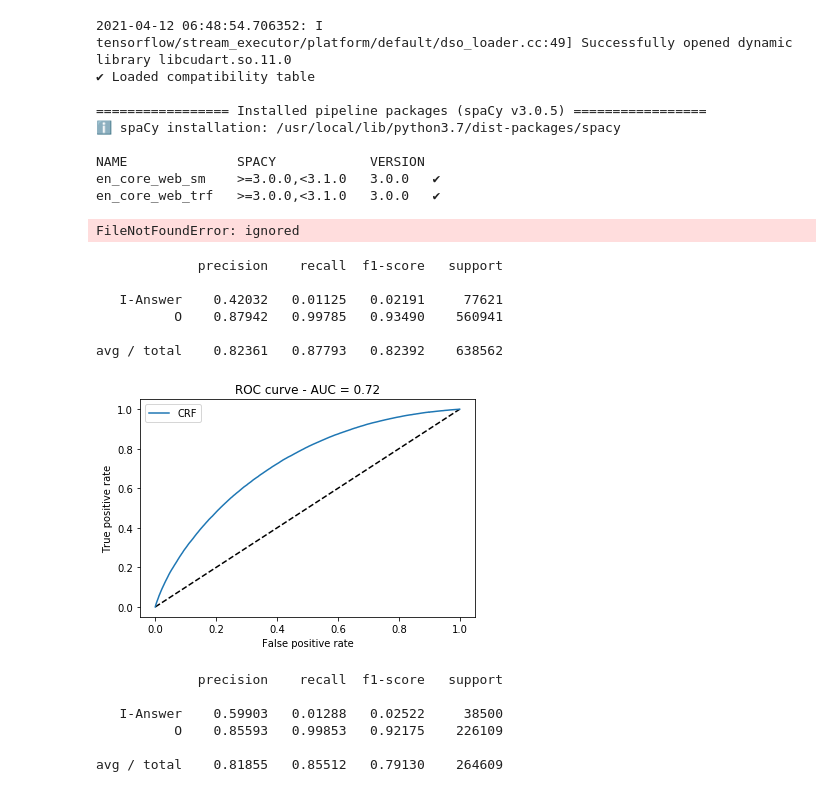
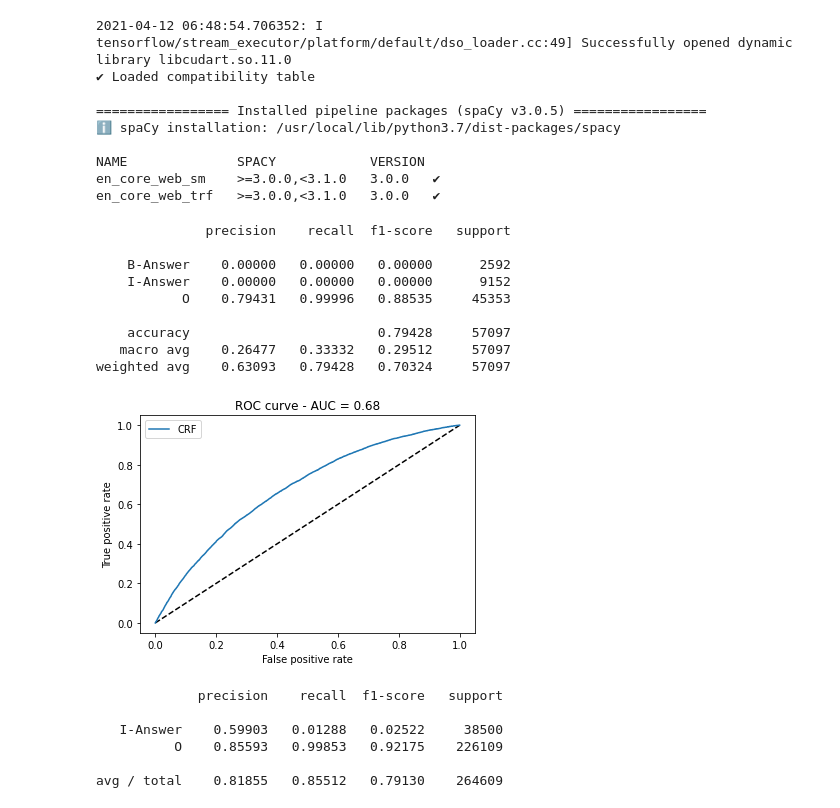
Before and after one commit to soerenetler/crf_target_answer, a Jupyter notebook: evaluate_best_estimator.ipynb, the cells around one changed output. Drawn from its saved outputs; the diff is of its cells as text; code cells hidden in the pictures.

```diff
--- a/evaluate_best_estimator.ipynb
+++ b/evaluate_best_estimator.ipynb
@@ -75,23 +75,4 @@ from Custom import *
 from sklearn_crfsuite import metrics
 from evaluation_utils import visualize_transitions, print_annotated_text, crf_roc_curve
 # %%
-be = joblib.load('/content/gdrive/MyDrive/mt-qg-data/00_models/crf_target_answer/squad/1000/best_estimator.pkl')
+be = joblib.load('/content/gdrive/MyDrive/mt-qg-data/00_models/crf_target_answer/squad/10000/best_estimator.pkl')
-# %%
-# Load the Test data
-TEST_FILENAME = "../../01_data/preprocessedData/random_dev_sentences.csv"
-df_test = pd.read_csv(TEST_FILENAME)
-df_test["askable_tokens"] = [ast.literal_eval(t) for t in df_test["askable_tokens"]]
-df_test["sentence_tokens"] = [ast.literal_eval(t) for t in df_test["sentence_tokens"]]
-
-y_test = df_test["askable_tokens"]
-
-TRAIN_FILENAME = "01_data/preprocessedData/random_train_sentences.csv"
-df_train = pd.read_csv(TRAIN_FILENAME)
-df_train["askable_tokens"] = [ast.literal_eval(t) for t in df_train["askable_tokens"]]
-df_train["sentence_tokens"] = [ast.literal_eval(t) for t in df_train["sentence_tokens"]]
-
-df_train = df_train.sample(n=10000, random_state=1)
-
-y_train = df_train["askable_tokens"]
-# %% [output]
-FileNotFoundError: ignored
@@ -105,6 +79,19 @@ feature_transformer = FeatureTransformer(nlp)
-# %%
-train_feature = feature_transformer.fit_transform(df_train["sentence_text"])
-test_feature = feature_transformer.transform(df_test["sentence_text"])
+# %%
+import json
+
+data_folder = "/content/gdrive/MyDrive/mt-qg-data/01_data/preprocessedData/"
+dataset = "squad"
+NO_SAMPLES = 10000
+
+with open(data_folder + dataset+'/crf/'+str(NO_SAMPLES)+'_train_crf.txt') as f:
+  data_json = json.load(f)
+  train_feature = data_json["x"]
+  y_train = data_json["y"]
+
+with open(data_folder + dataset+'/crf/'+str(NO_SAMPLES)+'_test_crf.txt') as f:
+  data_json = json.load(f)
+  test_feature = data_json["x"]
+  y_test = data_json["y"]
 # %%
 y_pred_test = be.predict(test_feature)
 y_pred_test_marginals = be.predict_proba(test_feature)
@@ -113,16 +100,19 @@ y_pred_train = be.predict(train_feature)
 y_pred_train_marginals = be.predict_proba(train_feature)
 # %%
 # Evaluate Standard Evaluation Metricies
-print(metrics.flat_classification_report(y_test, y_pred_test, digits=5))
-crf_roc_curve(y_test, y_pred_test_marginals)
+print(metrics.flat_classification_report(io2iob(y_test), y_pred_test, digits=5))
+crf_roc_curve(io2iob(y_test), y_pred_test_marginals)
 # %% [output]
-             precision    recall  f1-score   support
+              precision    recall  f1-score   support
 
-   I-Answer    0.42032   0.01125   0.02191     77621
-          O    0.87942   0.99785   0.93490    560941
+    B-Answer    0.00000   0.00000   0.00000      2592
+    I-Answer    0.00000   0.00000   0.00000      9152
+           O    0.79431   0.99996   0.88535     45353
 
-avg / total    0.82361   0.87793   0.82392    638562
+    accuracy                        0.79428     57097
+   macro avg    0.26477   0.33332   0.29512     57097
+weighted avg    0.63093   0.79428   0.70324     57097
-[figure, old version]
+[figure, new version]
 # %%
 # Evaluate Standard Evaluation Metricies
 print(metrics.flat_classification_report(y_train, y_pred_train, digits=5))
```
Also changed, not shown: parts of 3 cells of this notebook.
